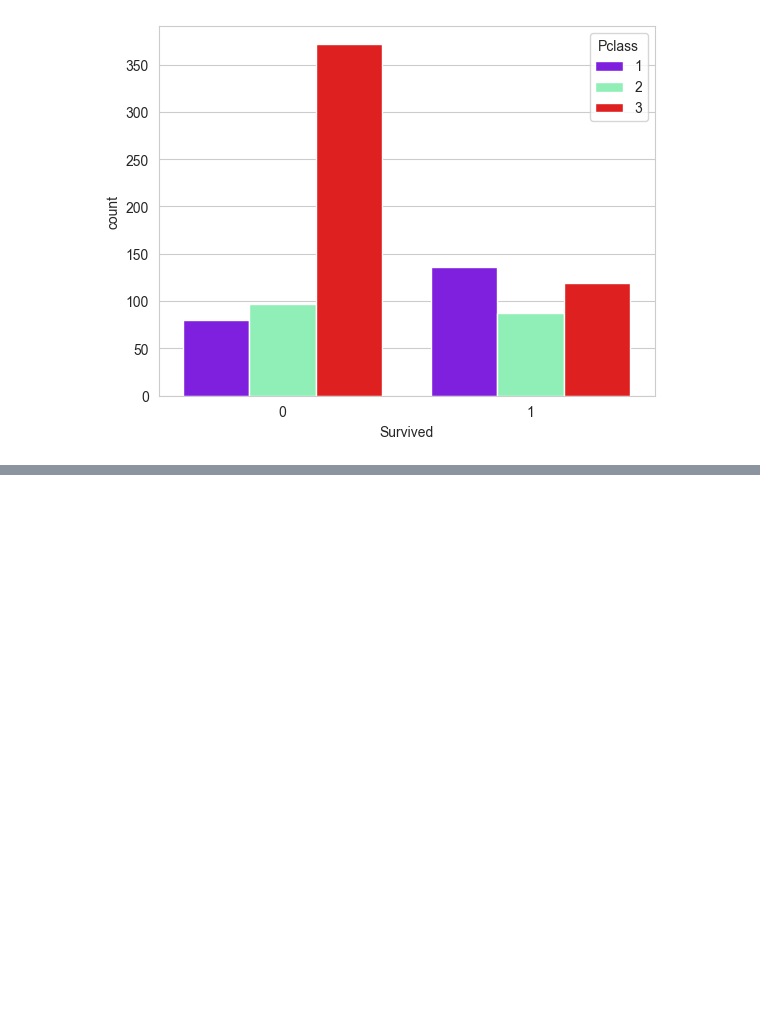
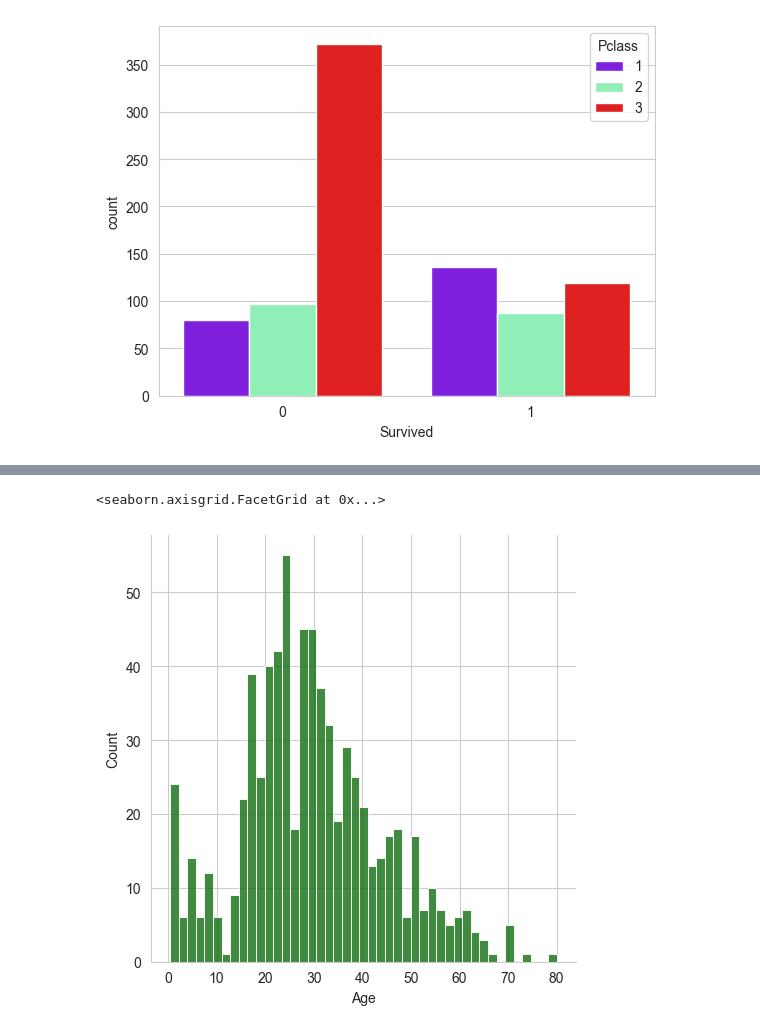
Before and after one commit to AryanGoyal17/Titanic-Survival-Prediction, a Jupyter notebook: notebooks/01_titanic_eda.ipynb, the cells around one changed output, grey strips where cells are left out. Cells and saved outputs as stored; diff of their text form; code cells hidden in the pictures; blank space fills up the shorter version.

```diff
--- a/notebooks/01_titanic_eda.ipynb
+++ b/notebooks/01_titanic_eda.ipynb
@@ -130,0 +140,5 @@ sns.countplot(data= df, x = 'Survived', hue= 'Pclass', palette='rainbow')
+# %%
+sns.displot(df['Age'].dropna(), bins = 45, kde = False, color = 'darkgreen') #Without kernal density estimation
+# %% [output]
+<seaborn.axisgrid.FacetGrid at 0x...>
+[figure, added]
```
Also changed, not shown: parts of 3 cells of this notebook.
